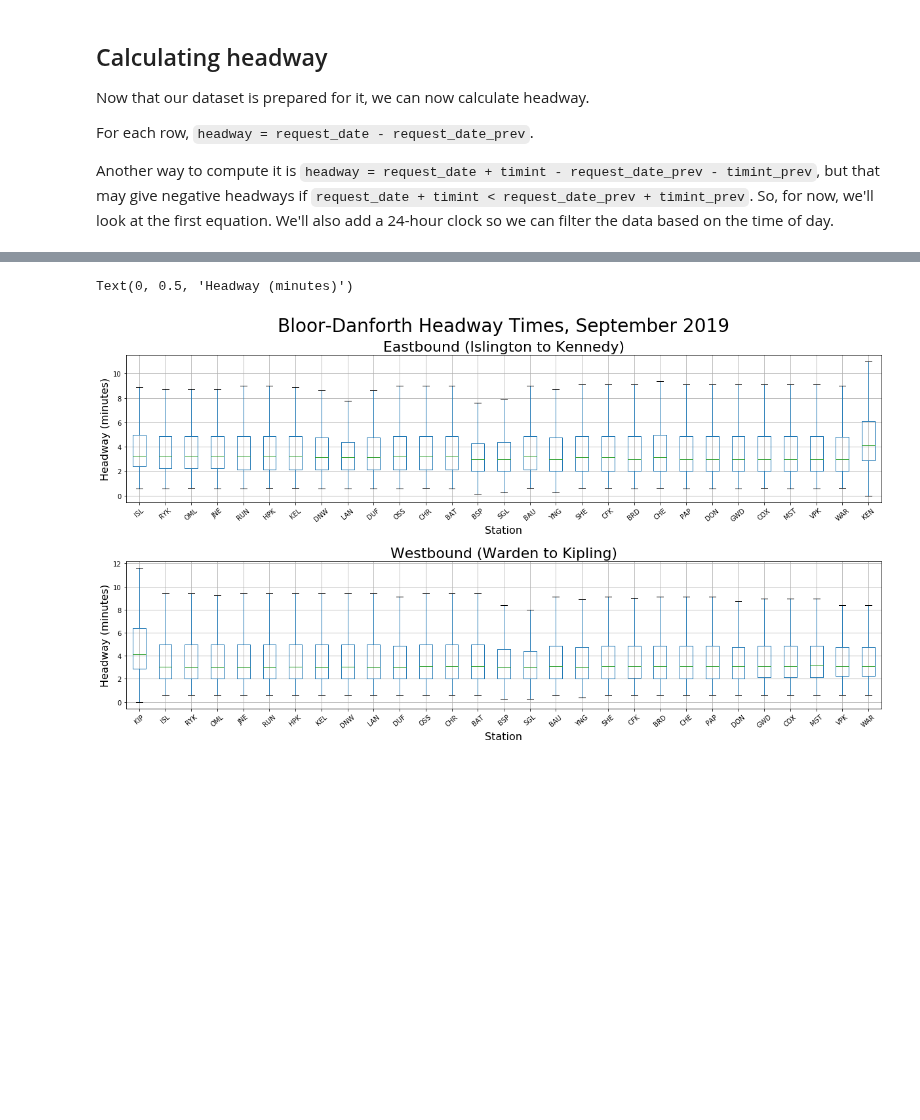
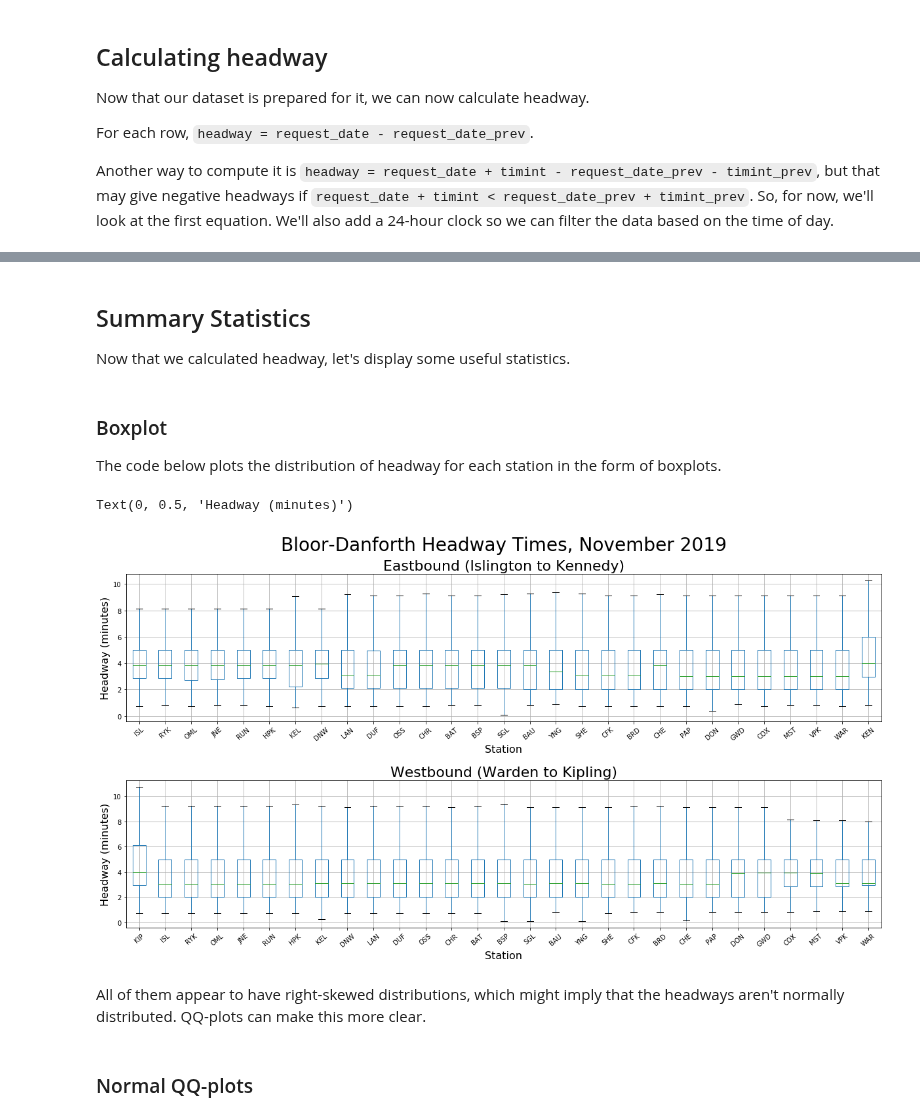
Before and after one commit to CivicTechTO/ttc_subway_times, a Jupyter notebook: doc/ttc_headway_analysis.ipynb, the cells around one changed output, grey strips where cells are left out. Cells and saved outputs as stored; diff of their text form; code cells hidden in the pictures; blank space fills up the shorter version.

```diff
--- a/doc/ttc_headway_analysis.ipynb
+++ b/doc/ttc_headway_analysis.ipynb
@@ -156,0 +167,4 @@ p3 = (p2-p1).astype('timedelta64[m]')
+# %%
+p2 = p1.shift(-1,fill_value = 0)[:-1]
+p1 = p1[:-1]
+p3 = (p2-p1).astype('timedelta64[m]')
@@ -162,7 +191,7 @@ ttc_2['long_diff?'] = (p3 < 0) | (p3 > 5)
 ttc_3 = ttc_2[['trainid','station_char','timint','traindirection','train_message','long_diff?','request_date']].copy()
 
 # getting rid of all rows with non-significant differences
-ttc_3 = ttc_3[ttc_3['long_diff?']]
+ttc_3 = ttc_3[ttc_3['long_diff?'] == True]
 # %%
 ttc_3
 # %% [output]
@@ -244,0 +285,12 @@ ttc_kk['headway'] = (hk.astype('timedelta64[s]')/60).round(2)
+# %%
+# remove headways == 0 (look into this)
+ttc_east = ttc_east[ttc_east['headway'] != 0]
+ttc_west = ttc_west[ttc_west['headway'] != 0]
+
+# cut headways longer than two hours
+max_headway = 120; # 2 hours
+min_clock = '07:00:00'
+max_clock = '22:00:00'
+
+ttc_east = ttc_east.loc[(ttc_east['headway'] < max_headway) & (ttc_east['headway'] >= 0)]
+ttc_west = ttc_west.loc[(ttc_west['headway'] < max_headway) & (ttc_west['headway'] >= 0)]
@@ -245,37 +313,38 @@ ttc_kk['headway'] = (hk.astype('timedelta64[s]')/60).round(2)
 # %%
-# cut headways longer than two hours
-max_headway = 120; # 2 hours
-min_clock = '07:00:00'
-max_clock = '22:00:00'
+# cut times before 7AM and after 10PM
+# commented for now, but left just to show how you can do it with my code
+#pde = pd.to_datetime(ttc_east['rq_24h'],format='%H:%M:%S')
+#pdw = pd.to_datetime(ttc_west['rq_24h'],format='%H:%M:%S')
 
-ttc_east = ttc_east.loc[(ttc_east['headway'] < max_headway) & (ttc_east['headway'] >= 0)]
-ttc_west = ttc_west.loc[(ttc_west['headway'] < max_headway) & (ttc_west['headway'] >= 0)]
-ttc_kk = ttc_kk.loc[(ttc_kk['headway'] < max_headway) & (ttc_kk['headway'] >= 0)]
-
-# cut times before 7AM and after 10PM
-pde = pd.to_datetime(ttc_east['rq_24h'],format='%H:%M:%S')
-pdw = pd.to_datetime(ttc_west['rq_24h'],format='%H:%M:%S')
-pdk = pd.to_datetime(ttc_kk['rq_24h'],format='%H:%M:%S')
-
-ttc_east = ttc_east.loc[(pde > pd.to_datetime(min_clock,format='%H:%M:%S')) & (pde < pd.to_datetime(max_clock,format='%H:%M:%S'))]
-ttc_west = ttc_west.loc[(pdw > pd.to_datetime(min_clock,format='%H:%M:%S')) & (pdw < pd.to_datetime(max_clock,format='%H:%M:%S'))]
-ttc_kk = ttc_kk.loc[(pdk > pd.to_datetime(min_clock,format='%H:%M:%S')) & (pdk < pd.to_datetime(max_clock,format='%H:%M:%S'))]
+#ttc_east = ttc_east.loc[(pde > pd.to_datetime(min_clock,format='%H:%M:%S')) & (pde < pd.to_datetime(max_clock,format='%H:%M:%S'))]
+#ttc_west = ttc_west.loc[(pdw > pd.to_datetime(min_clock,format='%H:%M:%S')) & (pdw < pd.to_datetime(max_clock,format='%H:%M:%S'))]
+# %% [markdown]
+## Summary Statistics
+
+Now that we calculated headway, let's display some useful statistics.
+# %% [markdown]
+### Boxplot
+The code below plots the distribution of headway for each station in the form of boxplots.
 # %%
 fig, axes = plt.subplots(nrows = 2, ncols = 1, figsize=(20,10))
 
 ttc_east.boxplot(column = 'headway', by = 'station_char', rot=40, ax = axes[0], showfliers=False)
 ttc_west.boxplot(column = 'headway', by = 'station_char', rot=40, ax = axes[1], showfliers=False)
 
-fig.suptitle('Bloor-Danforth Headway Times, September 2019', fontsize=28)
+fig.suptitle('Bloor-Danforth Headway Times, November 2019', fontsize=28)
 fig.subplots_adjust(hspace = 0.4)
 
 axes[0].set_title('Eastbound (Islington to Kennedy)', fontsize=22)
 axes[0].set_xlabel('Station', fontsize=16)
 axes[0].set_ylabel("Headway (minutes)",fontsize=16)
 
 axes[1].set_title('Westbound (Warden to Kipling)', fontsize=22)
 axes[1].set_xlabel('Station', fontsize=16)
 axes[1].set_ylabel("Headway (minutes)",fontsize=16)
 # %% [output]
 Text(0, 0.5, 'Headway (minutes)')
-[figure, old version]
+[figure, new version]
+# %% [markdown]
+All of them appear to have right-skewed distributions, which might imply that the headways aren't normally distributed. QQ-plots can make this more clear.
+# %% [markdown]
+### Normal QQ-plots
```
Also changed, not shown: parts of 42 cells of this notebook.
